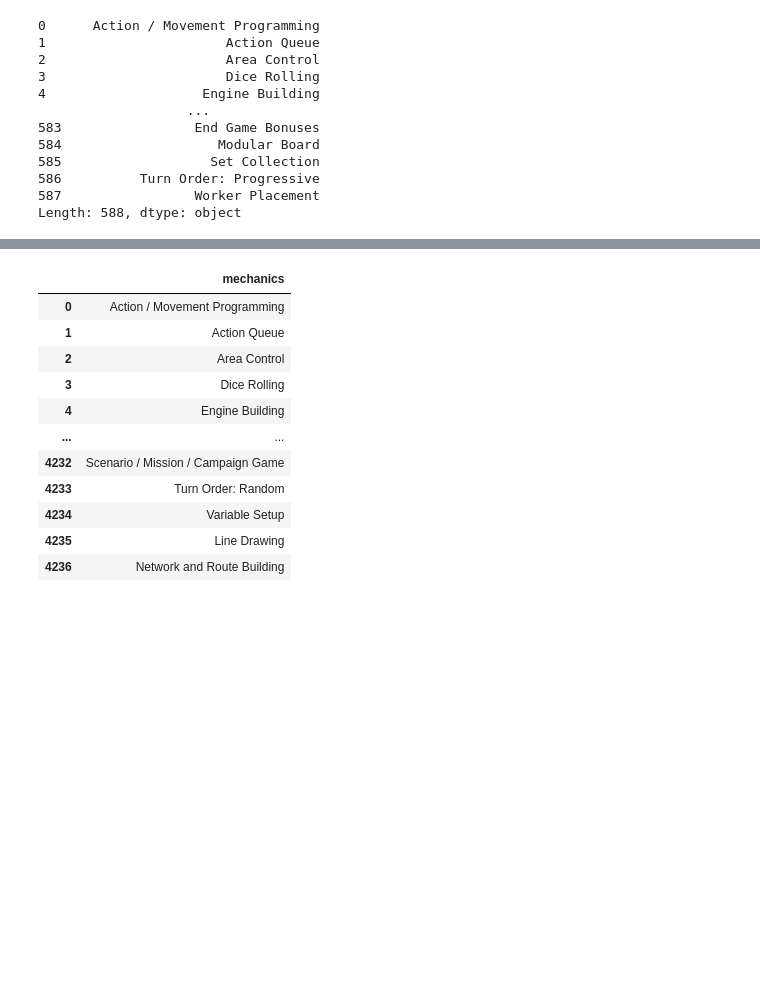
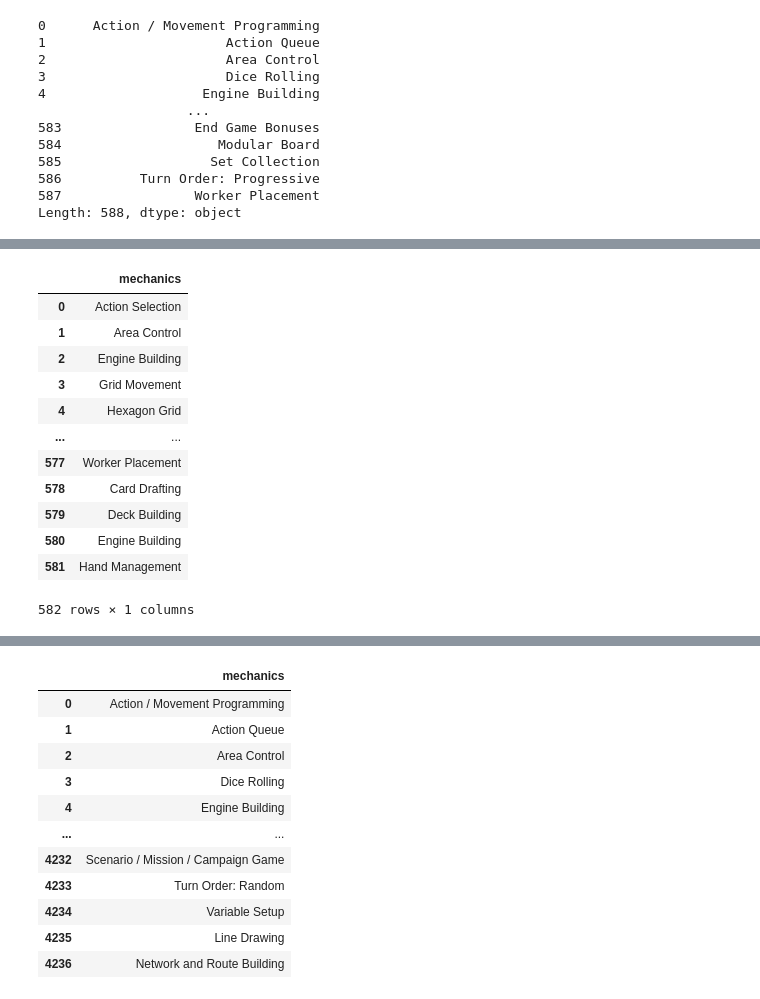
Before and after one commit to Andy-Jensen/board-game-project, a Jupyter notebook: Prepare.ipynb, the cells around one changed output, grey strips where cells are left out. Cells and saved outputs as stored; diff of their text form; code cells hidden in the pictures; blank space fills up the shorter version.

```diff
--- a/Prepare.ipynb
+++ b/Prepare.ipynb
@@ -362,3 +362,9 @@ series
 586          Turn Order: Progressive
 587                 Worker Placement
 Length: 588, dtype: object
+# %%
+a=get_games_mech(num=100, pages=0)
+# %%
+a=get_mechanics(a)
+# %%
+series=pd.Series(a).map(key)
@@ -364,0 +386,18 @@ Length: 588, dtype: object
+# %%
+a=pd.DataFrame(series, columns=['mechanics'])
+# %%
+a
+# %% [output]
+|  | mechanics |
+| 0 | Action Selection |
+| 1 | Area Control |
+| 2 | Engine Building |
+| 3 | Grid Movement |
+| 4 | Hexagon Grid |
+| ... | ... |
+| 577 | Worker Placement |
+| 578 | Card Drafting |
+| 579 | Deck Building |
+| 580 | Engine Building |
+| 581 | Hand Management |
+582 rows × 1 columns
```
Also changed, not shown: parts of 4 cells of this notebook, 1 other file.
